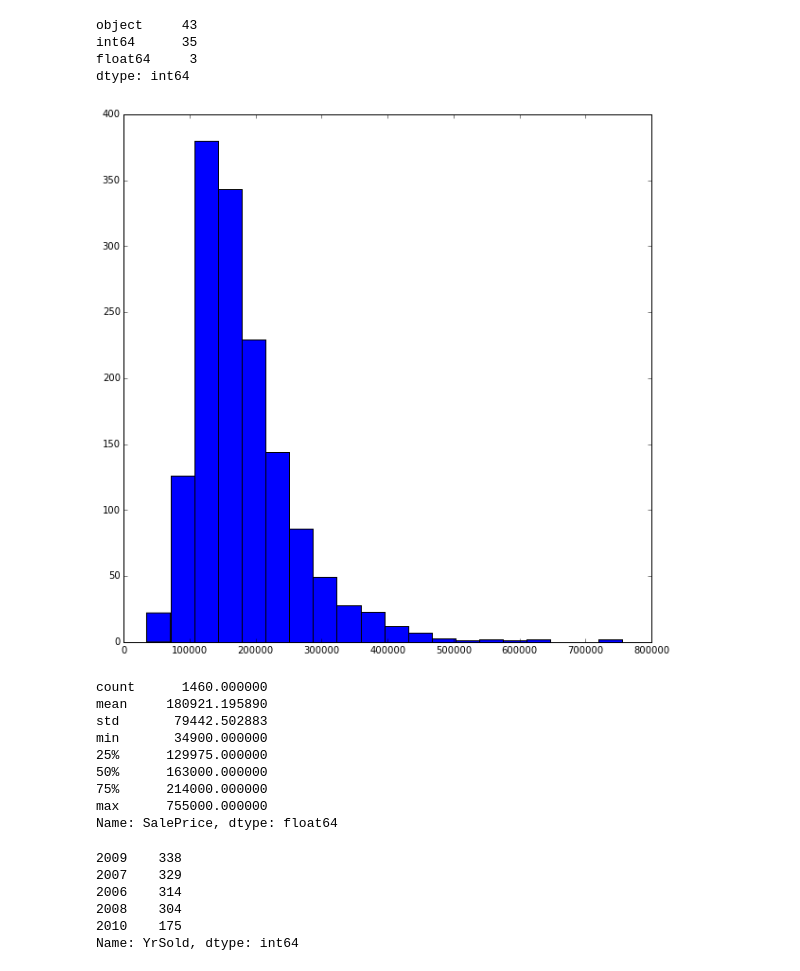
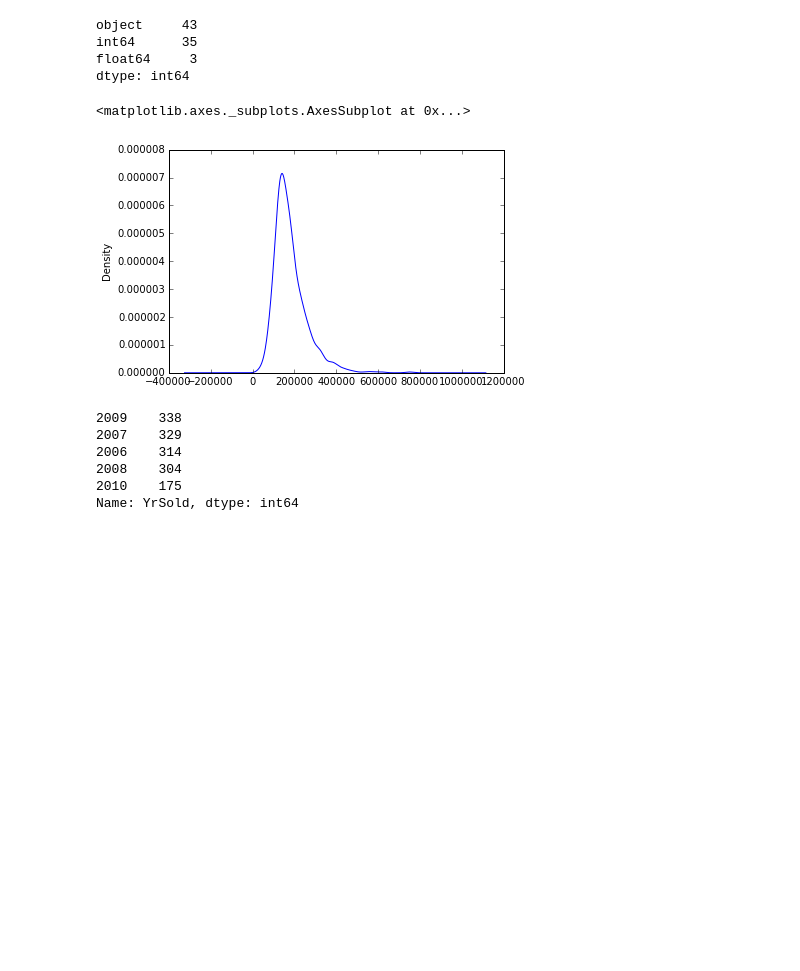
Before and after one commit to moyphilip/Ames-Housing, a Jupyter notebook: Ames-Housing-Notebook.ipynb, the cells around one changed output. Saved outputs shown, nothing was run; the diff lists cells and outputs as text; code cells hidden in the pictures; blank space fills up the shorter version.

```diff
--- a/Ames-Housing-Notebook.ipynb
+++ b/Ames-Housing-Notebook.ipynb
@@ -65,24 +65,18 @@ dtype: int64
 # %%
 # the distribution of the target (SalePrice)
 % matplotlib inline
 import matplotlib.pyplot as plt
 
-plt.figure(figsize=(10,10))
-plt.hist(train['SalePrice'], bins = 20)
-plt.show()
+# plt.figure(figsize=(10,10))
+# plt.hist(train['SalePrice'], bins = 20)
+# plt.show()
 
-train['SalePrice'].describe()
+# train['SalePrice'].describe()
+
+train['SalePrice'].plot.kde()
 # %% [output]
+<matplotlib.axes._subplots.AxesSubplot at 0x...>
-[figure, old version]
+[figure, new version]
-count      1460.000000
-mean     180921.195890
-std       79442.502883
-min       34900.000000
-25%      129975.000000
-50%      163000.000000
-75%      214000.000000
-max      755000.000000
-Name: SalePrice, dtype: float64
 # %%
 # year range
 train['YrSold'].value_counts()
```
Also changed, not shown: parts of 26 cells of this notebook.
